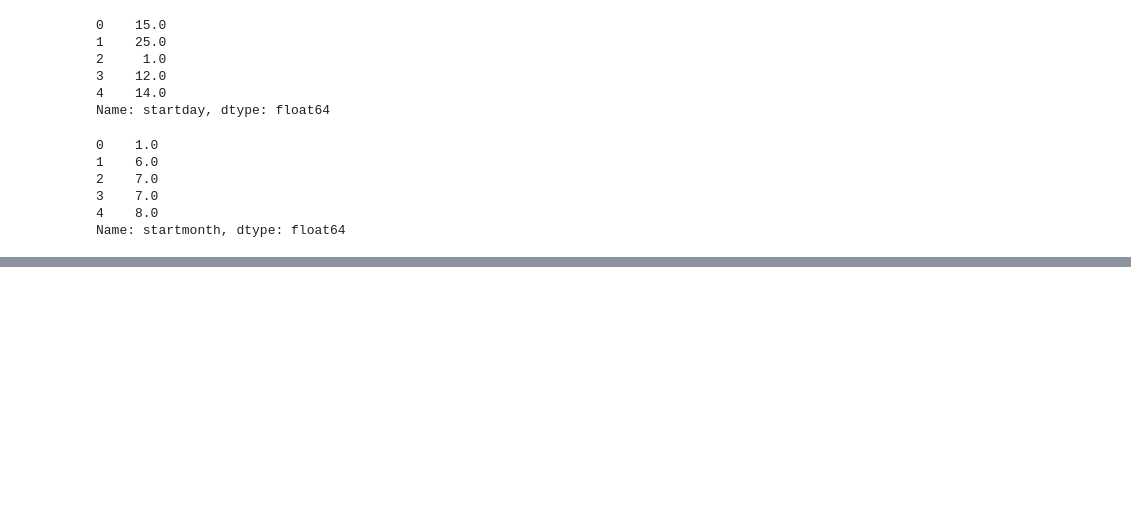
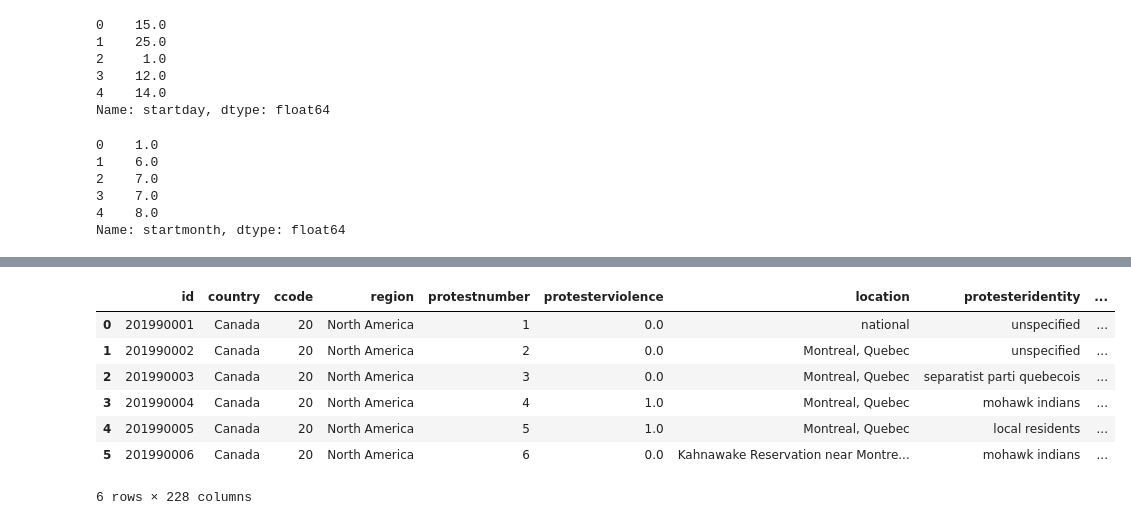
Before and after one commit to EmFib/Mass-Protests, a Jupyter notebook: Hayden Data Cleaning and EDA .ipynb, the cells around one changed output, grey strips where cells are left out. Cells and saved outputs as stored; diff of their text form; code cells hidden in the pictures; blank space fills up the shorter version.

```diff
--- a/Hayden Data Cleaning and EDA .ipynb
+++ b/Hayden Data Cleaning and EDA .ipynb
@@ -908,0 +370,7 @@ array(['national', 'Montreal, Quebec',
+# %%
+# we don't need these columns
+mass.drop(columns=['day', 'month', 'year', 'startday', 'startmonth', 'startyear', 'endday', 'endmonth', 'endyear',
+                   'protesterdemand1','protesterdemand2', 'protesterdemand3', 'protesterdemand4',
+                    'stateresponse1', 'stateresponse2', 'stateresponse3', 'stateresponse4',
+                   'stateresponse5', 'stateresponse6', 'stateresponse7'], inplace=True)
+mass.isnull().sum().head(50)
@@ -908,0 +430,7 @@ array(['national', 'Montreal, Quebec',
+# %%
+target = []
+for i in np.array((mass[['arrests', 'accomodation', 'beatings',
+       'crowddispersal', 'ignore', 'killings', 'shootings']])):
+    print(i)
+    target.append(i)
+target
@@ -908,0 +472,3 @@ array(['national', 'Montreal, Quebec',
+# %%
+mass['target'] = [list(target[i]) for i in range(len(target))]
+mass['target']
@@ -908,0 +488,11 @@ array(['national', 'Montreal, Quebec',
+# %%
+mass.head(6)
+# %% [output]
+|  | id | country | ccode | region | protestnumber | protesterviolence | location | protesteridentity | ... |
+| 0 | 201990001 | Canada | 20 | North America | 1 | 0.0 | national | unspecified | ... |
+| 1 | 201990002 | Canada | 20 | North America | 2 | 0.0 | Montreal, Quebec | unspecified | ... |
+| 2 | 201990003 | Canada | 20 | North America | 3 | 0.0 | Montreal, Quebec | separatist parti quebecois | ... |
+| 3 | 201990004 | Canada | 20 | North America | 4 | 1.0 | Montreal, Quebec | mohawk indians | ... |
+| 4 | 201990005 | Canada | 20 | North America | 5 | 1.0 | Montreal, Quebec | local residents | ... |
+| 5 | 201990006 | Canada | 20 | North America | 6 | 0.0 | Kahnawake Reservation near Montre... | mohawk indians | ... |
+6 rows × 228 columns
```
Also changed, not shown: parts of 98 cells of this notebook, 2 other files.
